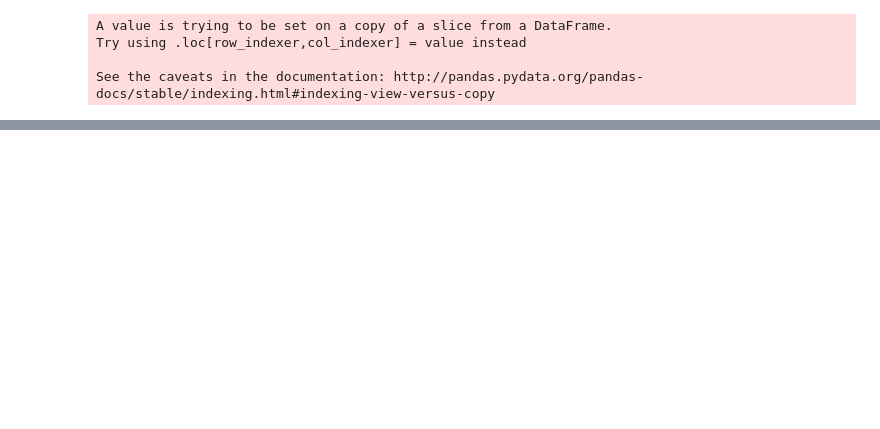
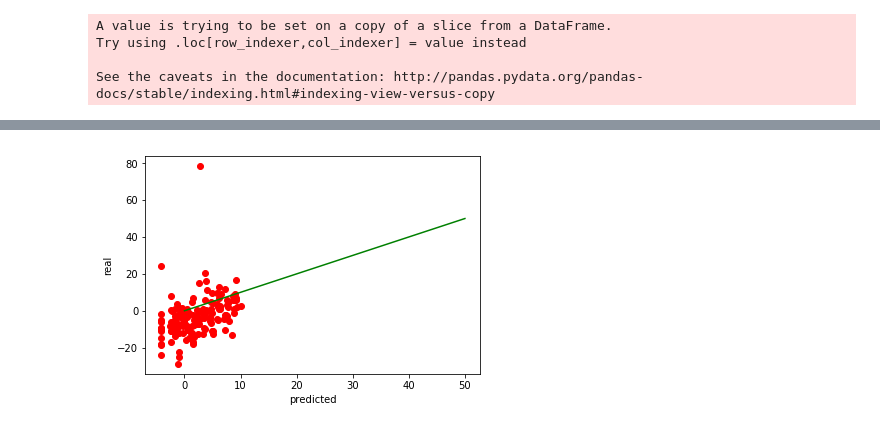
Before and after one commit to tninh/Flights-Delay-Prediction, a Jupyter notebook: script/flights_delay_regression.ipynb, the cells around one changed output, grey strips where cells are left out. Saved outputs shown, nothing was run; the diff lists cells and outputs as text; code cells hidden in the pictures; blank space fills up the shorter version.

```diff
--- a/script/flights_delay_regression.ipynb
+++ b/script/flights_delay_regression.ipynb
@@ -572,12 +521,16 @@ type(test_1)
+# %%
+test_150 = test.loc[0:150]
+#type(test)
+#test.shape
 # %%
 label_conversion = dict()
 for s in labels:
     label_conversion[s[1]] = s[0]
 
-test_1['Airports'].replace(label_conversion, inplace = True)
+test_150['Airports'].replace(label_conversion, inplace = True)
 
 for index, label in labels:
-    temp = test_1['Airports'] == index
+    temp = test_150['Airports'] == index
     temp = temp.apply(lambda x:1.0 if x else 0.0)
     if index == 0:
         matrix = np.array(temp)
@@ -585,8 +538,8 @@ for index, label in labels:
         matrix = np.vstack((matrix, temp))
 matrix = matrix.T
 
-b = np.array(test_1['CRSArrTime'])
+b = np.array(test_150['CRSArrTime'])
 b = b.reshape(len(b),1)
 X_test = np.hstack((matrix, b))
-Y_test = np.array(test_1['Mean'])
+Y_test = np.array(test_150['Mean'])
 Y_test = Y_test.reshape(len(Y_test), 1)
@@ -601,5 +555,5 @@ array([[ 0.,  0.,  0.,  0.,  0.,  0.,  0.,  0.,  0.,  0.,  1.,  0.,  0.,
 # %%
 X_test = poly.fit_transform(X_test)
-result = reg2.predict(X_test)
+prediction = reg.predict(X_test)
 # score = metrics.mean_squared_error(result, Y_test)
 # 'MSE = {:.2f}'.format(score)
@@ -746,18 +561,0 @@ merged_df_test[:5]
-# %%
-label_conversion = dict()
-for s in label_airports:
-    label_conversion[s[1]] = s[0]
-merged_df_test['Airports'].replace(label_conversion, inplace = True)
-for index, label in label_airports:
-    temp = merged_df_test['Airports'] == index
-    temp = temp.apply(lambda x:1.0 if x else 0.0)
-    if index == 0:
-        matrix = np.array(temp)
-    else:
-        matrix = np.vstack((matrix, temp))
-matrix = matrix.T
-b = np.array(merged_df_test['CRSDep_Time_In_Min'])
-b = b.reshape(len(b),1)
-X_test = np.hstack((matrix, b))
-Y_test = np.array(merged_df_test['mean'])
-Y_test = Y_test.reshape(len(Y_test), 1)
@@ -822,0 +630,10 @@ data0_df
+# %%
+%matplotlib inline
+plt.plot(prediction, Y_test,'ro')
+plt.plot([0,50],[0,50], 'g-')
+plt.xlabel('predicted')
+plt.ylabel('real')
+plt.savefig('ridge_model.png')
+plt.show()
+# %% [output]
+[figure, added]
```
Also changed, not shown: parts of 42 cells of this notebook.
